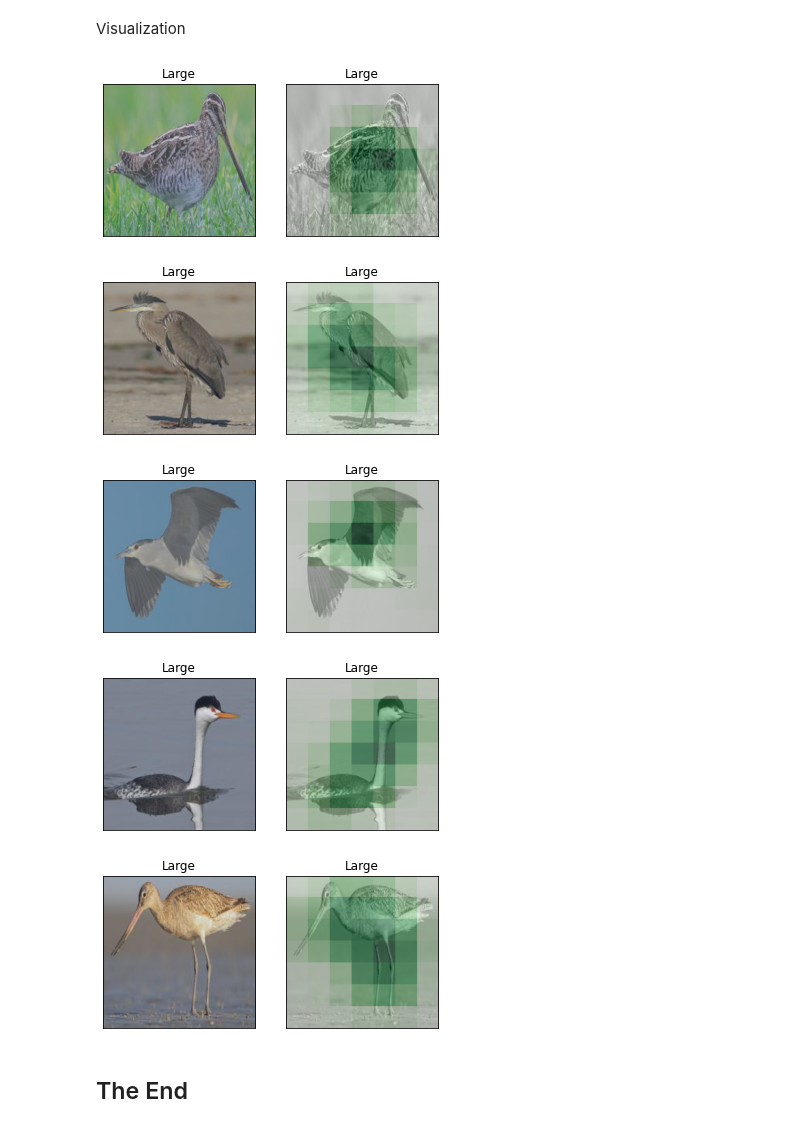
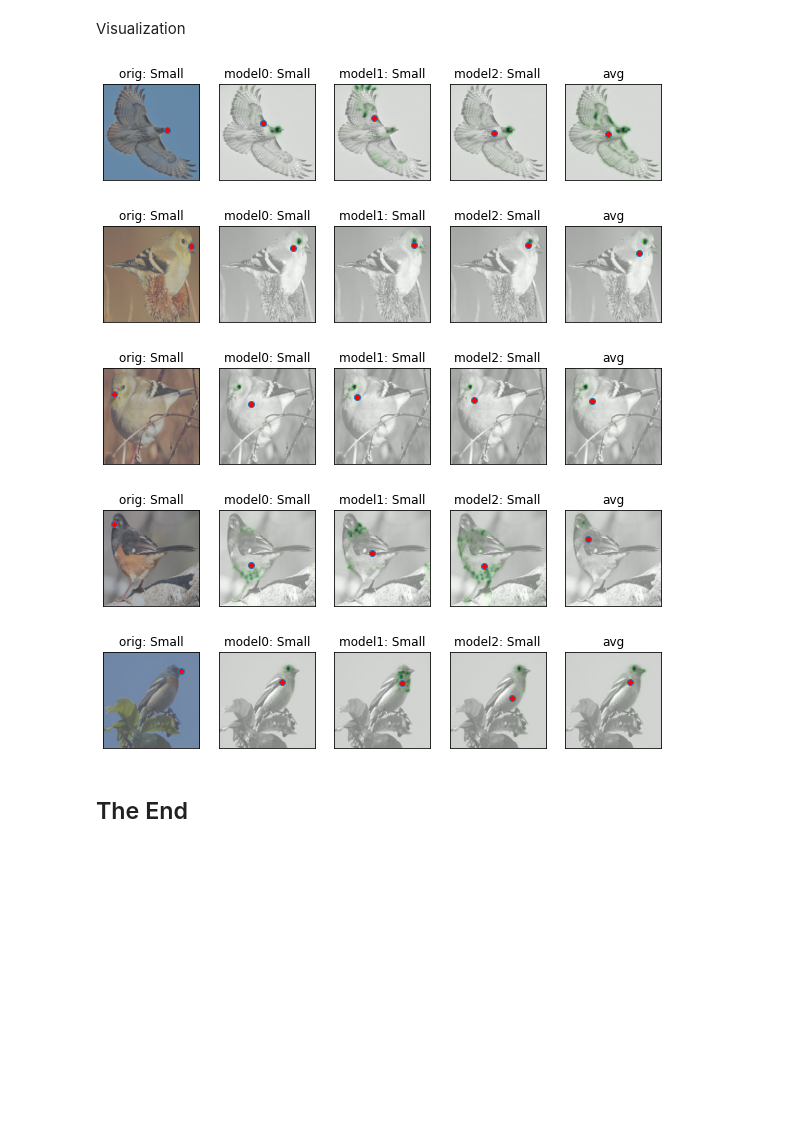
Before and after one commit to aahamed/beak-cls-xai, a Jupyter notebook: project/XAI.ipynb, the cells around one changed output. Saved outputs shown, nothing was run; the diff lists cells and outputs as text; code cells hidden in the pictures; blank space fills up the shorter version.

```diff
--- a/project/XAI.ipynb
+++ b/project/XAI.ipynb
@@ -51,34 +83,58 @@ Visualization
 # %%
 NUM_VIZ = 5
 
-def plot_heatmaps(model, test_dataloader, heatmaps):
-    num_seen = 0
-    for batch_id, (img, label) in enumerate(test_dataloader):
+def plot_heatmap(fig, ax, img, orig_img, label, model, model_id, heatmaps, coms, batch_id):
+    pred = model.forward(img).argmax(dim=1)
+    #heatmap = heatmaps[batch_id]
+    heatmap = utils.process_heatmap(heatmaps[batch_id])
+    heatmap = np.expand_dims(heatmap, axis=-1)
+    pred_label = IDX_TO_CLASS[pred[0].item()]
+    viz.visualize_image_attr(heatmap, orig_img, sign='positive',
+            method="blended_heat_map", title=f"model{model_id}: {pred_label}",
+            plt_fig_axis=(fig, ax), use_pyplot=False)
+    com = coms[batch_id]
+    ax.plot(com[0]*W, com[1]*H, marker='o', markerfacecolor='red')
+
+def plot_heatmaps(models, test_dataloader, heatmaps, avg_heatmaps, coms, avg_coms):
+    num_seen, num_plots = 0, len(models) + 2
+    for batch_id, (img, label, gt_com) in enumerate(test_dataloader):
         if num_seen >= NUM_VIZ: break
-        if label[0].item() != 2: continue
+        if label[0].item() != 0: continue
         # import pdb; pdb.set_trace()
         img = img.to(config.DEVICE)
-        pred = model.forward(img).argmax(dim=1)
         orig_img = img.cpu().squeeze().numpy().transpose([1, 2, 0])
         orig_img = utils.deprocess_image(orig_img)
-        heatmap = np.expand_dims(heatmaps[batch_id], axis=-1)
-        fig, (ax1, ax2) = plt.subplots(1, 2)
+        fig, axs = plt.subplots(1, num_plots, figsize=(10, 6))
         gt_label = IDX_TO_CLASS[label[0].item()]
-        pred_label = IDX_TO_CLASS[pred[0].item()]
+
+        # plot orig image
         viz.visualize_image_attr(None, orig_img,
-                method="original_image", title=f"{gt_label}",
-                plt_fig_axis=(fig, ax1), use_pyplot=False)
-        viz.visualize_image_attr(heatmap, orig_img, sign='positive',
-                method="blended_heat_map", title=f"{pred_label}",
-                plt_fig_axis=(fig, ax2), use_pyplot=False)
+                method="original_image", title=f"orig: {gt_label}",
+                plt_fig_axis=(fig, axs[0]), use_pyplot=False)
+        gt_com = gt_com[0]
+        axs[0].plot(gt_com[0]*W, gt_com[1]*H, marker='o', markerfacecolor='red')
+
+        # plot individual heatmaps
+        for i, (model, heatmap, com) in enumerate(zip(models, heatmaps, coms)):
+            plot_heatmap(fig, axs[i+1], img, orig_img, label, model, i, heatmap,
+                    com, batch_id)
+
+        # plot avg heatmap
+        avg_heatmap = utils.process_heatmap(avg_heatmaps[batch_id])
+        avg_heatmap = np.expand_dims(avg_heatmap, axis=-1)
+        avg_com = avg_coms[batch_id]
+        viz.visualize_image_attr(avg_heatmap, orig_img, sign='positive',
+            method="blended_heat_map", title=f"avg",
+            plt_fig_axis=(fig, axs[num_plots-1]), use_pyplot=False)
+        axs[num_plots-1].plot(avg_com[0]*W, avg_com[1]*H, marker='o', markerfacecolor='red')
         num_seen += 1
 
 
-plot_heatmaps(model, test_dataloader, heatmaps)
+plot_heatmaps(models, test_dataloader, heatmaps, avg_heatmap, coms, avg_com)
 # %% [output]
-[figure, old version]
+[figure, new version]
-[figure, old version]
+[figure, new version]
-[figure, old version]
+[figure, new version]
-[figure, old version]
+[figure, new version]
-[figure, old version]
+[figure, new version]
 # %%
```
Also changed, not shown: parts of 4 cells of this notebook, 15 other files.
